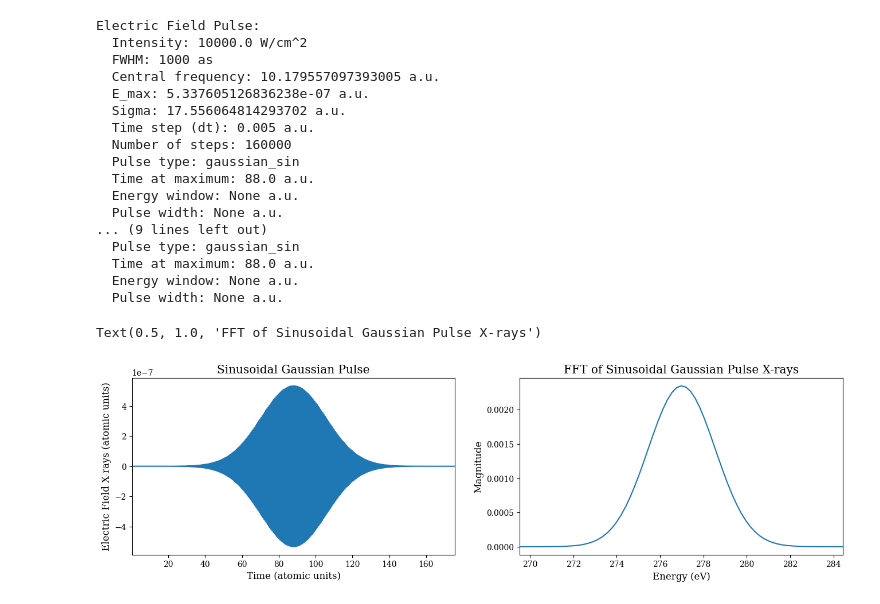
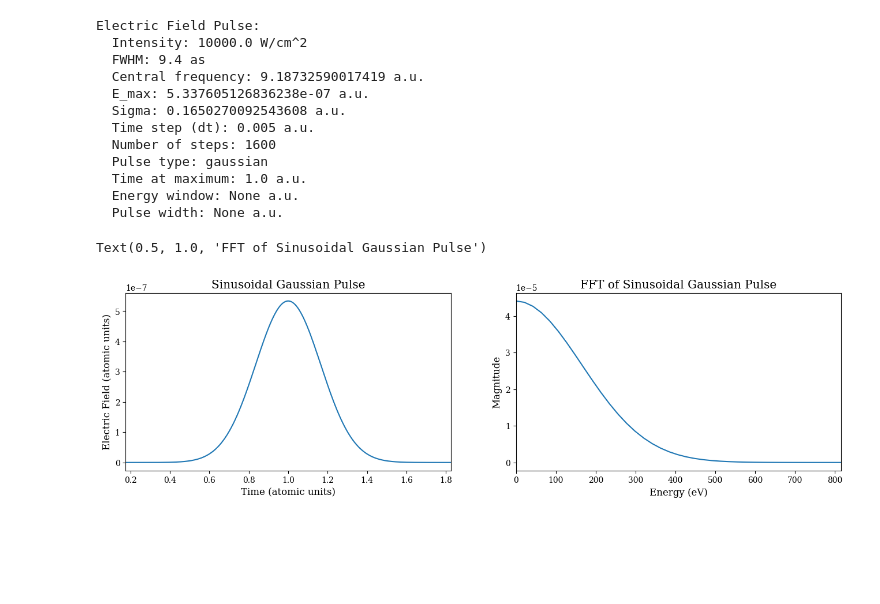
Before and after one commit to Spoksonat/pysse, a Jupyter notebook: notebooks/SSE_third_test.ipynb, the cells around one changed output. Saved outputs shown, nothing was run; the diff lists cells and outputs as text; code cells hidden in the pictures; blank space fills up the shorter version.

Commit message:
Revert "Add TDSE solver, SFG/DFG theory, and updated notebooks."
This reverts commit eb36a93fbc3b1b6547bad88dfc8c2cfd8d52777c.

```diff
--- a/notebooks/SSE_third_test.ipynb
+++ b/notebooks/SSE_third_test.ipynb
@@ -28,34 +17,27 @@ mpl.rcParams.update({
 })
 # %%
 intensity = 1E4  # Intensity in W/cm^2
-fwhm = 1000  # FWHM in as
-omega_x = 277  # Pulse oscillation frequency in eV
-omega_o = 8.13947
-dt = 5E-3  # Finer time step for smoother TDSE propagation
+fwhm = 9.4  # FWHM in as
+central_frequency = 250  # Pulse oscillation frequency in eV
 
-field_x = ElectricFieldPulse(intensity=intensity, dt=dt, pulse_type='gaussian_sin', fwhm=fwhm, omega_sin=omega_x, time_span=800)
-field_o = ElectricFieldPulse(intensity=intensity, dt=dt, pulse_type='gaussian_sin', fwhm=fwhm, omega_sin=omega_o, time_span=800)
+electric_field_pulse = ElectricFieldPulse(intensity=intensity, dt=5E-3, pulse_type='gaussian', fwhm=fwhm, omega_sin=central_frequency, time_span=8)
+#pulse_y = ElectricFieldPulse(intensity=intensity, dt=5E-3, pulse_type='gaussian', fwhm=fwhm, omega_sin=central_frequency, time_span=8)
+#pulse_z = ElectricFieldPulse(intensity=intensity, dt=5E-3, pulse_type='gaussian', fwhm=fwhm, omega_sin=central_frequency, time_span=8)
 
-electric_field = {"time": field_x.time, "pulse_x": field_o.pulse, "pulse_y": field_x.pulse, "pulse_z": np.zeros_like(field_x.pulse)}
+electric_field = {"time": electric_field_pulse.time, "pulse_x": electric_field_pulse.pulse, "pulse_y": np.zeros_like(electric_field_pulse.pulse), "pulse_z": np.zeros_like(electric_field_pulse.pulse)}
 # %%
-print(field_x)
-print(field_o)
+print(electric_field_pulse)
 # %% [output]
 Electric Field Pulse:
   Intensity: 10000.0 W/cm^2
-  FWHM: 1000 as
-  Central frequency: 10.179557097393005 a.u.
+  FWHM: 9.4 as
+  Central frequency: 9.18732590017419 a.u.
   E_max: 5.337605126836238e-07 a.u.
-  Sigma: 17.556064814293702 a.u.
+  Sigma: 0.1650270092543608 a.u.
   Time step (dt): 0.005 a.u.
-  Number of steps: 160000
-  Pulse type: gaussian_sin
-  Time at maximum: 88.0 a.u.
+  Number of steps: 1600
+  Pulse type: gaussian
+  Time at maximum: 1.0 a.u.
   Energy window: None a.u.
   Pulse width: None a.u.
-... (9 lines left out)
-  Pulse type: gaussian_sin
-  Time at maximum: 88.0 a.u.
-  Energy window: None a.u.
-  Pulse width: None a.u.
 # %%
@@ -63,19 +45,19 @@ propagation_method = "RK4"
 # %%
 plt.figure(figsize=(16,4))
 
 plt.subplot(1,2,1)
-plt.plot(field_x.time, field_x.pulse, label='Carbon')
+plt.plot(electric_field_pulse.time, electric_field_pulse.pulse, label='Carbon')
 plt.xlabel('Time (atomic units)')
-plt.ylabel('Electric Field X-rays (atomic units)')
-plt.xlim(field_x.time_limits)
+plt.ylabel('Electric Field (atomic units)')
+plt.xlim(electric_field_pulse.time_limits)
 plt.title('Sinusoidal Gaussian Pulse')
 
 plt.subplot(1,2,2)
-plt.plot(field_x.freq, field_x.magnitude)
-plt.xlim(field_x.freq_limits)
+plt.plot(electric_field_pulse.freq, electric_field_pulse.magnitude)
+plt.xlim(electric_field_pulse.freq_limits)
 plt.xlabel('Energy (eV)')
 plt.ylabel('Magnitude')
-plt.title('FFT of Sinusoidal Gaussian Pulse X-rays')
+plt.title('FFT of Sinusoidal Gaussian Pulse')
 # %% [output]
-Text(0.5, 1.0, 'FFT of Sinusoidal Gaussian Pulse X-rays')
+Text(0.5, 1.0, 'FFT of Sinusoidal Gaussian Pulse')
-[figure, old version]
+[figure, new version]
```
Also changed, not shown: parts of 13 cells of this notebook, 12 other files.
